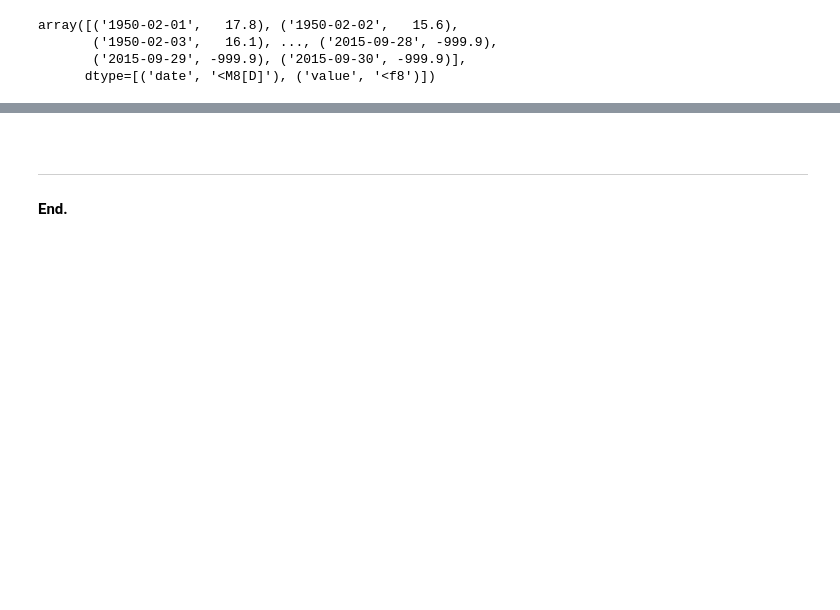
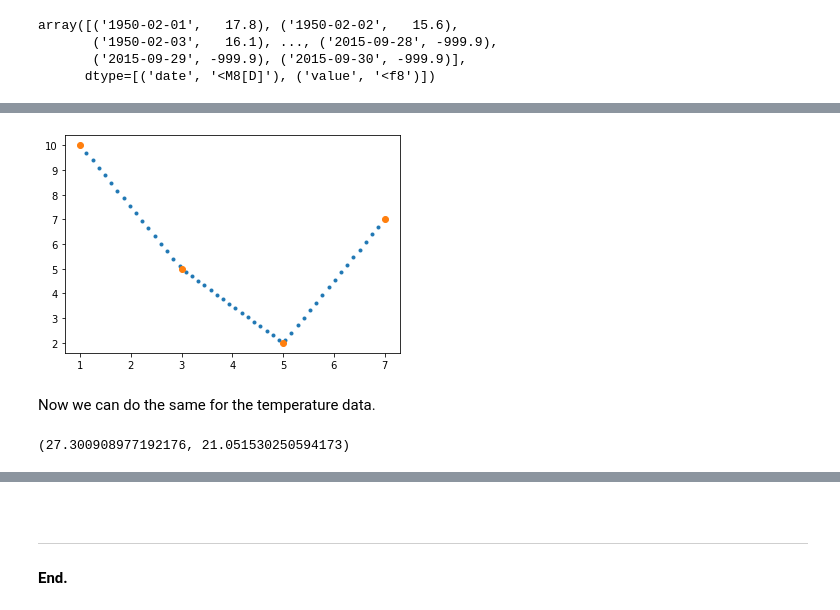
Before and after one commit to olgarozhdestvina/Data-Science-and-Machine-Learning, a Jupyter notebook: Data analytics/Weather data.ipynb, the cells around one changed output, grey strips where cells are left out. Drawn from its saved outputs; the diff is of its cells as text; code cells hidden in the pictures; blank space fills up the shorter version.

```diff
--- a/Data analytics/Weather data.ipynb
+++ b/Data analytics/Weather data.ipynb
@@ -181,0 +221,11 @@ array([('1950-02-01',   17.8), ('1950-02-02',   15.6),
+# %%
+xs = np.linspace(1,7)
+# %%
+ys = np.interp(xs,x,y)
+# %%
+plt.plot(xs,ys, '.')
+plt.plot(x,y,'o');
+# %% [output]
+[figure, added]
+# %% [markdown]
+Now we can do the same for the temperature data.
@@ -181,0 +247,5 @@ array([('1950-02-01',   17.8), ('1950-02-02',   15.6),
+# %%
+# Now we can get temperature min and max
+np.mean(lihue_tmax['value']), np.mean(lihue_tmin['value'])
+# %% [output]
+(27.300908977192176, 21.051530250594173)
```
Also changed, not shown: parts of 28 cells of this notebook.
